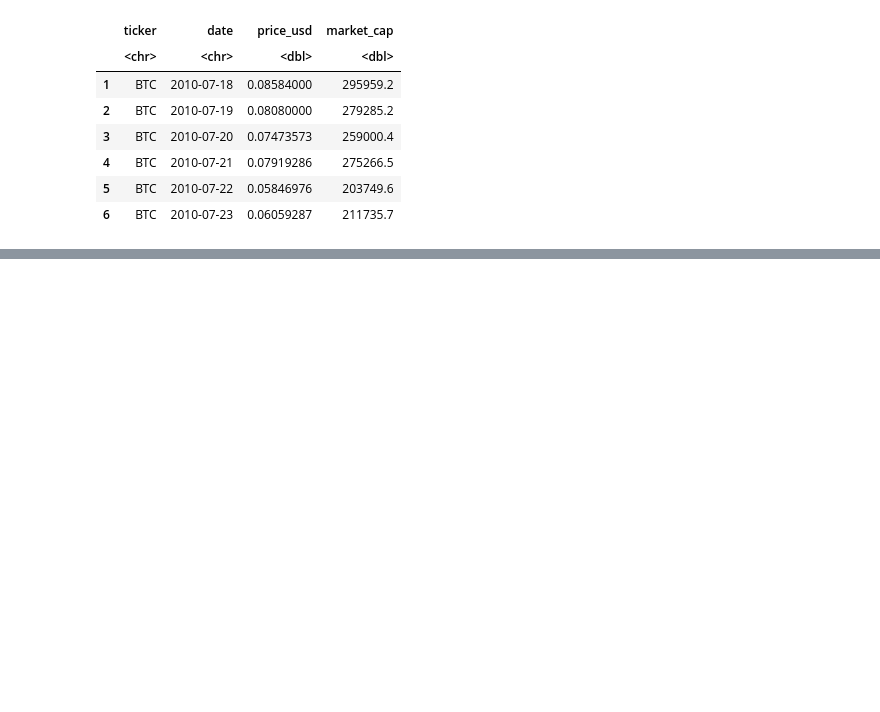
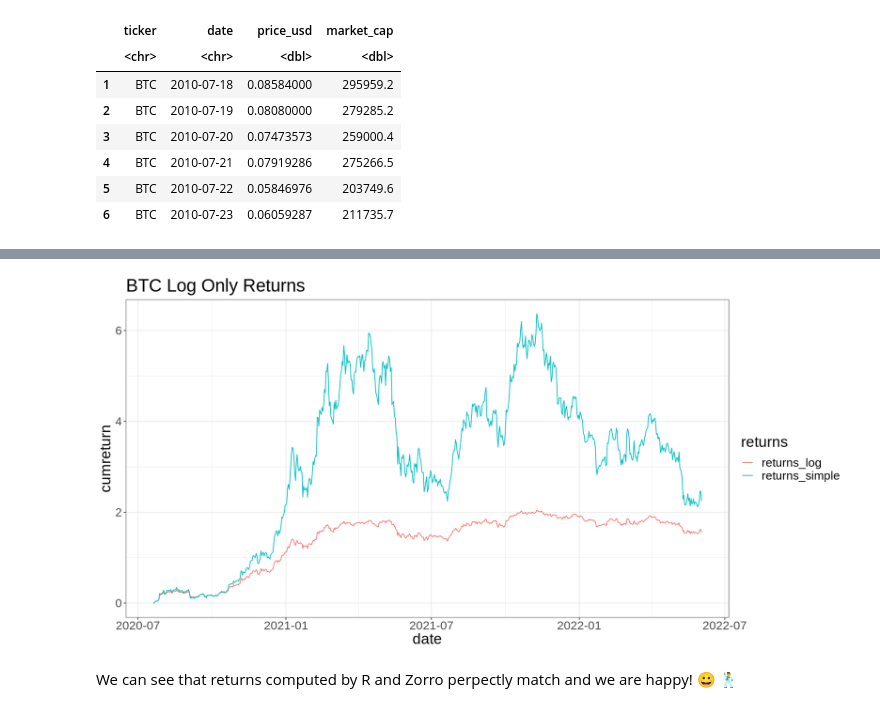
Before and after one commit to vitakot/comparing_returns, a Jupyter notebook: R_vs_Zorro_Returns.ipynb, the cells around one changed output, grey strips where cells are left out. Drawn from its saved outputs; the diff is of its cells as text; code cells hidden in the pictures; blank space fills up the shorter version.

```diff
--- a/R_vs_Zorro_Returns.ipynb
+++ b/R_vs_Zorro_Returns.ipynb
@@ -94,0 +96,24 @@ In the above Figure "BTC Log Only Returns" we can seen it. Let's simulate both c
+# %%
+# file zorro_returns_compare_allin.csv
+system("gdown --id 1TEiBPEYdQ0RvAJCjxmcNEXY6j9D7Way9")
+
+# file zorro_returns_compare_rebalance.csv
+system("gdown --id 1TBK9jtpakoBab7S5lXM8KJUDKfLPk82H")
+
+zorro_returns_allin <- read.csv("zorro_returns_compare_allin.csv", header = TRUE, sep = ",", stringsAsFactors = FALSE)
+zorro_returns_rebalance <- read.csv("zorro_returns_compare_rebalance.csv", header = TRUE, sep = ",", stringsAsFactors = FALSE)
+
+zorro_returns <- zorro_returns_allin
+colnames(zorro_returns) <- c('timestamp','returns_simple')
+zorro_returns$returns_log <- zorro_returns_rebalance$returns
+zorro_returns$date <- as.Date(as.POSIXct(zorro_returns$timestamp, origin="1970-01-01"))
+
+zorro_returns %>%
+  pivot_longer(starts_with('returns_'), names_to = 'returns', values_to = 'cumreturn') %>%
+  ggplot(aes(x=date, y=cumreturn, color = returns)) +
+  geom_line() +
+  ggtitle('BTC Log Only Returns')
+# %% [output]
+[figure, added]
+# %% [markdown]
+We can see that returns computed by R and Zorro perpectly match and we are happy! 😀 🕺
```
Also changed, not shown: parts of 5 cells of this notebook.
